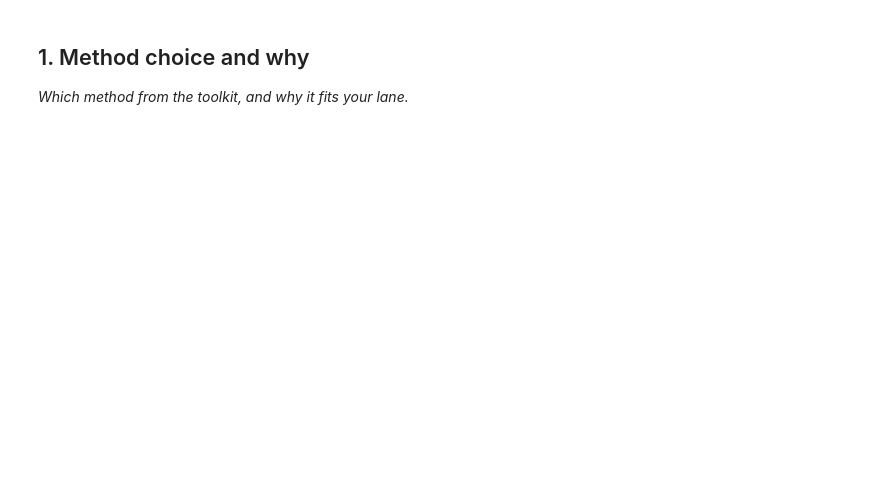
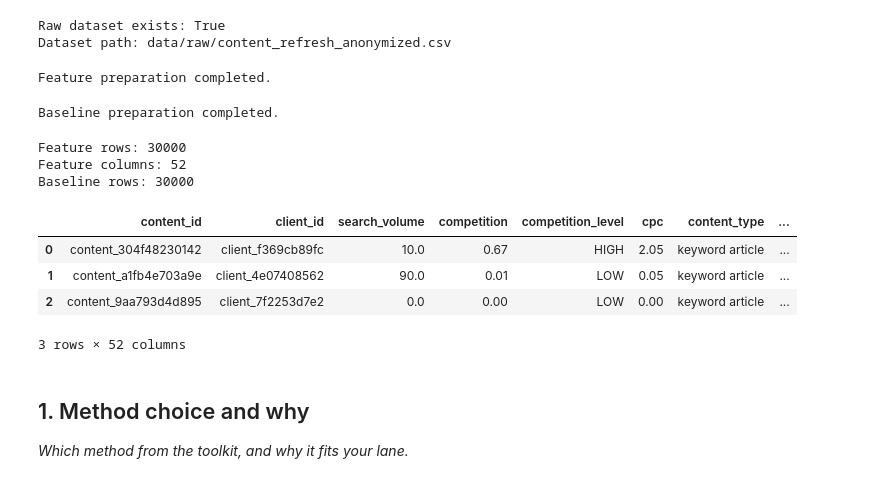
Before and after one commit to kaifahmad236/flyrank-ml-internship, a Jupyter notebook: work/notebooks/w05_model.ipynb, the cells around one changed output. Drawn from its saved outputs; the diff is of its cells as text; code cells hidden in the pictures; blank space fills up the shorter version.

```diff
--- a/work/notebooks/w05_model.ipynb
+++ b/work/notebooks/w05_model.ipynb
@@ -9,3 +35,71 @@ This skeleton is yours to fill. Work the sections **in order** — each one has
+# %%
+RAW_PATH = Path("data/raw/content_refresh_anonymized.csv")
+
+print("Raw dataset exists:", RAW_PATH.exists())
+
+if not RAW_PATH.exists():
+    raise FileNotFoundError(
+        "data/raw/content_refresh_anonymized.csv was not found "
+        "in the repository."
+    )
+
+print("Dataset path:", RAW_PATH)
+# %% [output]
+Raw dataset exists: True
+Dataset path: data/raw/content_refresh_anonymized.csv
+# %%
+subprocess.run(
+    [
+        sys.executable,
+        "scripts/01_prepare_features.py"
+    ],
+    check=True
+)
+
+print("Feature preparation completed.")
+# %% [output]
+Feature preparation completed.
+# %%
+subprocess.run(
+    [
+        sys.executable,
+        "scripts/02_baseline_score.py"
+    ],
+    check=True
+)
+
+print("Baseline preparation completed.")
+# %% [output]
+Baseline preparation completed.
+# %%
+import pandas as pd
+import numpy as np
+
+FEATURE_PATH = Path(
+    "data/processed/refresh_feature_vector.csv"
+)
+
+BASELINE_PATH = Path(
+    "data/processed/baseline_refresh_queue.csv"
+)
+
+feature_df = pd.read_csv(FEATURE_PATH)
+baseline_df = pd.read_csv(BASELINE_PATH)
+
+print("Feature rows:", len(feature_df))
+print("Feature columns:", len(feature_df.columns))
+print("Baseline rows:", len(baseline_df))
+
+display(feature_df.head(3))
+# %% [output]
+Feature rows: 30000
+Feature columns: 52
+Baseline rows: 30000
+|  | content_id | client_id | search_volume | competition | competition_level | cpc | content_type | ... |
+| 0 | content_304f48230142 | client_f369cb89fc | 10.0 | 0.67 | HIGH | 2.05 | keyword article | ... |
+| 1 | content_a1fb4e703a9e | client_4e07408562 | 90.0 | 0.01 | LOW | 0.05 | keyword article | ... |
+| 2 | content_9aa793d4d895 | client_7f2253d7e2 | 0.0 | 0.00 | LOW | 0.00 | keyword article | ... |
+3 rows × 52 columns
 # %% [markdown]
 ## 1. Method choice and why
 
```
Also changed, not shown: parts of 15 cells of this notebook.
